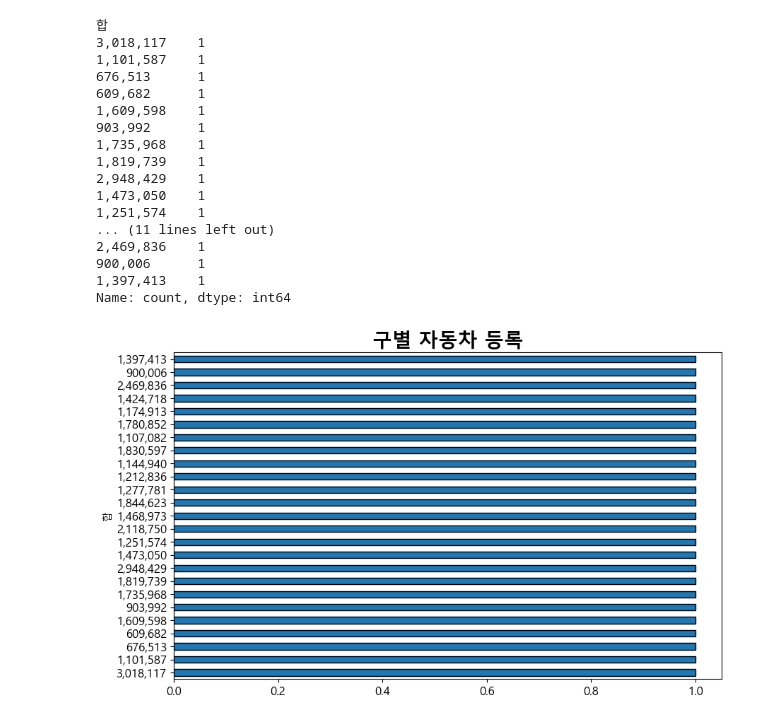
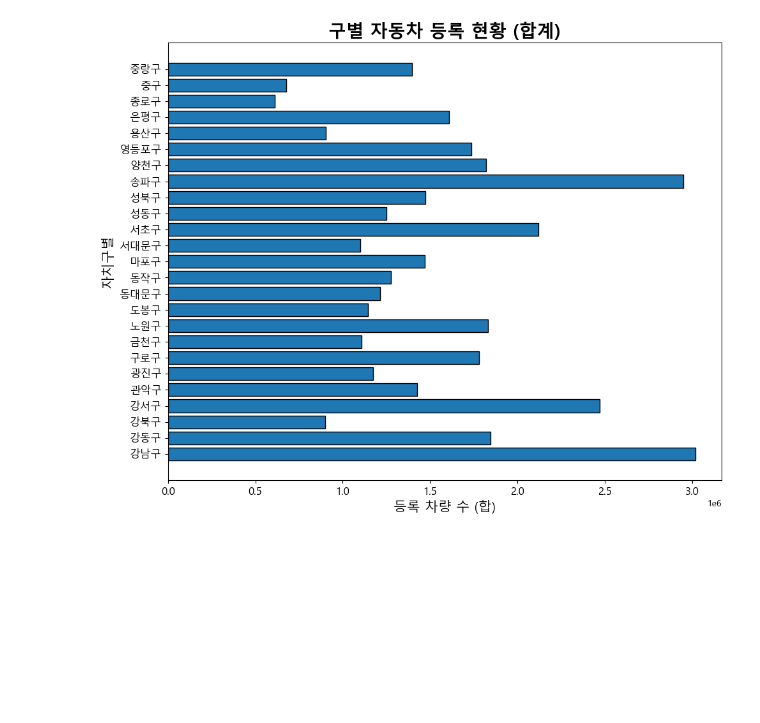
Before and after one commit to soeun1030/m.o.t, a Jupyter notebook: 구별자동차등록.ipynb, the cells around one changed output. Drawn from its saved outputs; the diff is of its cells as text; code cells hidden in the pictures; blank space fills up the shorter version.

```diff
--- a/구별자동차등록.ipynb
+++ b/구별자동차등록.ipynb
@@ -1,45 +1,20 @@
-# %%
-import pandas as pd
-import matplotlib.pyplot as plt
-
-
-plt.rc('font', family='Malgun Gothic')
-
-file_path = '23_구별_자동차등록.csv'
-Type = pd.read_csv(file_path, encoding='utf-8')
-
-value_counts = Type['합'].value_counts()
-print(value_counts)
-
-plt.figure(figsize=(10, 6))
-plt.title('구별 자동차 등록', fontsize=20, weight='bold')
-plt.xlabel('', fontsize=15)
-plt.ylabel('자치구별(2)')
-
-value_counts.plot.barh(edgecolor='black')
-plt.xticks(fontsize=12)
-plt.yticks(fontsize=12)
-#sawdwda
-# for index, value in enumerate(value_counts):
-#     plt.text(value + 0.5, index, str(value), fontsize=12, va='center')
-
-plt.show()
-# %% [output]
-합
-3,018,117    1
-1,101,587    1
-676,513      1
-609,682      1
-1,609,598    1
-903,992      1
-1,735,968    1
-1,819,739    1
-2,948,429    1
-1,473,050    1
-1,251,574    1
-... (11 lines left out)
-2,469,836    1
-900,006      1
-1,397,413    1
-Name: count, dtype: int64
-[figure, removed]
+# %%
+import matplotlib.pyplot as plt
+
+# Clean the data by removing commas and converting '합' column to numeric
+Type['합'] = Type['합'].str.replace(',', '').astype(int)
+
+# Plot the data for '자치구별(2)' against '합'
+plt.figure(figsize=(10, 8))
+plt.barh(Type['자치구별(2)'], Type['합'], edgecolor='black')
+plt.title('구별 자동차 등록 현황 (합계)', fontsize=20, weight='bold')
+plt.xlabel('등록 차량 수 (합)', fontsize=15)
+plt.ylabel('자치구별', fontsize=15)
+plt.xticks(fontsize=12)
+plt.yticks(fontsize=12)
+
+# Show the chart
+plt.tight_layout()
+plt.show()
+# %% [output]
+[figure, added]
```
Also changed, not shown: 1 other file.
